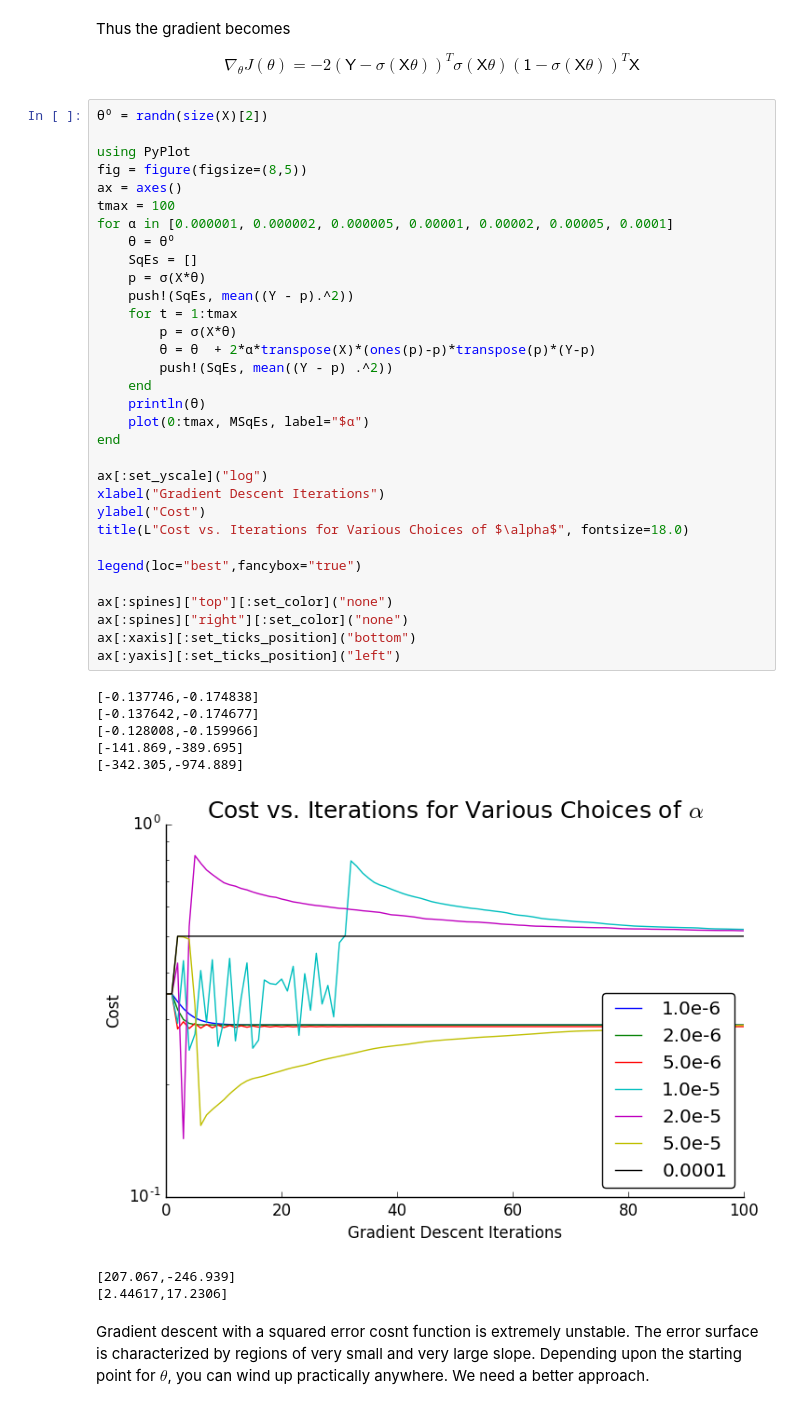
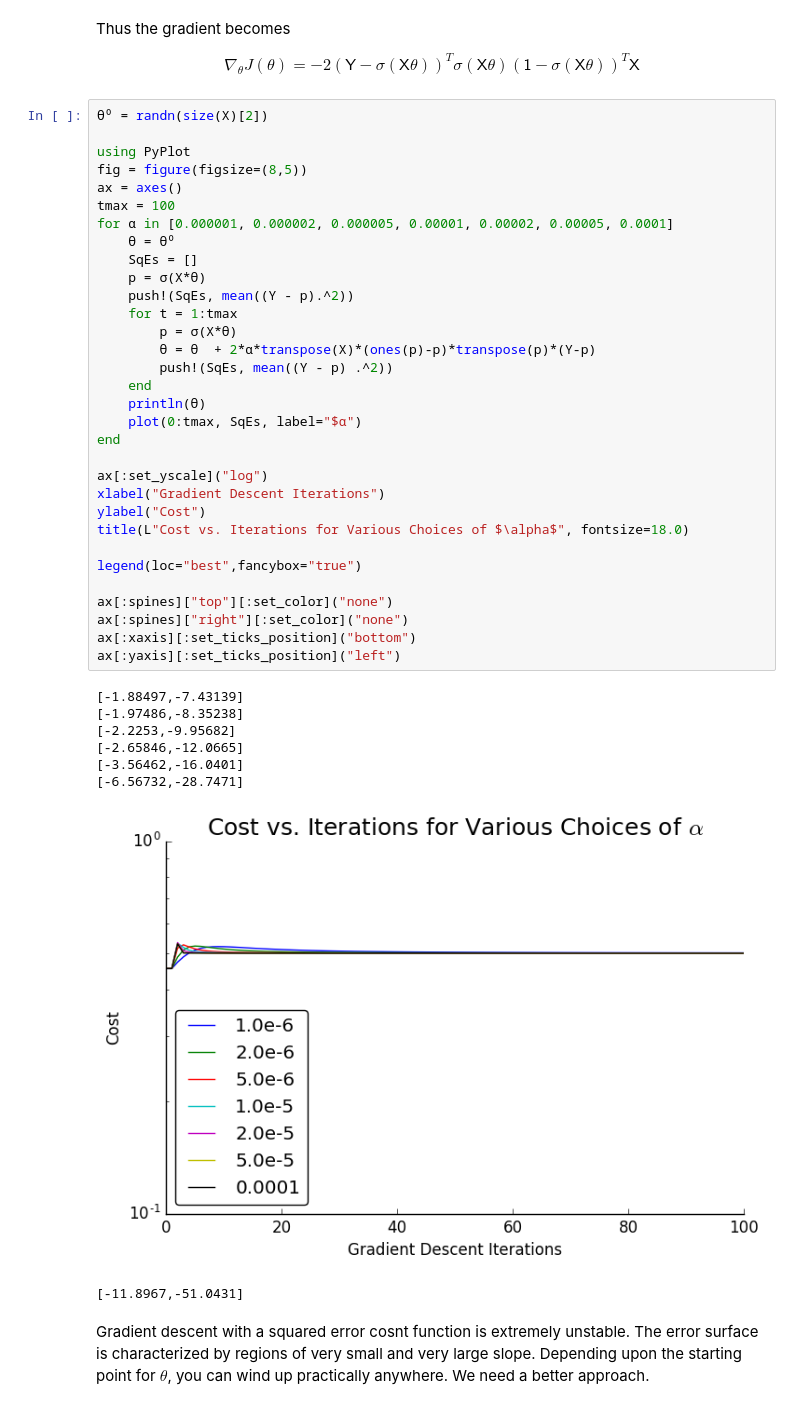
Before and after one commit to ztultrebor/Algorithms, a Jupyter notebook: ML/LogisticRegression.ipynb, the cells around one changed output. Saved outputs shown, nothing was run; the diff lists cells and outputs as text.

```diff
--- a/ML/LogisticRegression.ipynb
+++ b/ML/LogisticRegression.ipynb
@@ -161,42 +161,42 @@ $$\nabla_\theta J(\theta) = - 2 \left(\mathsf Y - \sigma(\mathsf X \theta) \righ
 
 using PyPlot
 fig = figure(figsize=(8,5))
 ax = axes()
 tmax = 100
 for α in [0.000001, 0.000002, 0.000005, 0.00001, 0.00002, 0.00005, 0.0001]
     θ = θ⁰
     SqEs = []
     p = σ(X*θ)
     push!(SqEs, mean((Y - p).^2))
     for t = 1:tmax
         p = σ(X*θ)
         θ = θ  + 2*α*transpose(X)*(ones(p)-p)*transpose(p)*(Y-p)
         push!(SqEs, mean((Y - p) .^2))
     end
     println(θ)
-    plot(0:tmax, MSqEs, label="$α")
+    plot(0:tmax, SqEs, label="$α")
 end
 
 ax[:set_yscale]("log")
 xlabel("Gradient Descent Iterations")
 ylabel("Cost")
 title(L"Cost vs. Iterations for Various Choices of $\alpha$", fontsize=18.0)
 
 legend(loc="best",fancybox="true")
 
 ax[:spines]["top"][:set_color]("none")
 ax[:spines]["right"][:set_color]("none")
 ax[:xaxis][:set_ticks_position]("bottom")
 ax[:yaxis][:set_ticks_position]("left")
 # %% [output]
-[-0.137746,-0.174838]
-[-0.137642,-0.174677]
-[-0.128008,-0.159966]
-[-141.869,-389.695]
-[-342.305,-974.889]
+[-1.88497,-7.43139]
+[-1.97486,-8.35238]
+[-2.2253,-9.95682]
+[-2.65846,-12.0665]
+[-3.56462,-16.0401]
+[-6.56732,-28.7471]
-[figure, old version]
+[figure, new version]
-[207.067,-246.939]
-[2.44617,17.2306]
+[-11.8967,-51.0431]
 # %% [markdown]
 Gradient descent with a squared error cosnt function is extremely unstable. The error surface is characterized by regions of very small and very large slope. Depending upon the starting point for $\theta$, you can wind up practically anywhere. We need a better approach.
 # %% [markdown]
```
Also changed, not shown: parts of 5 cells of this notebook.
